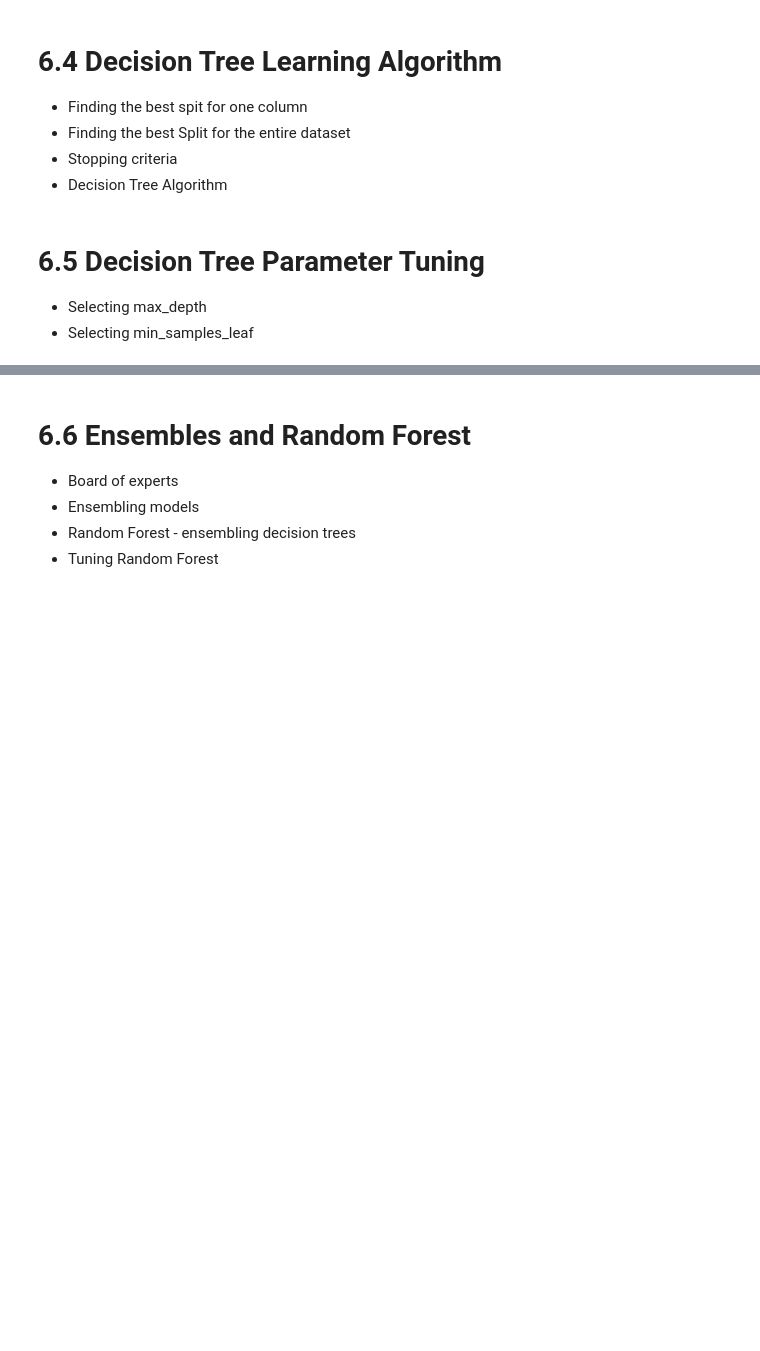
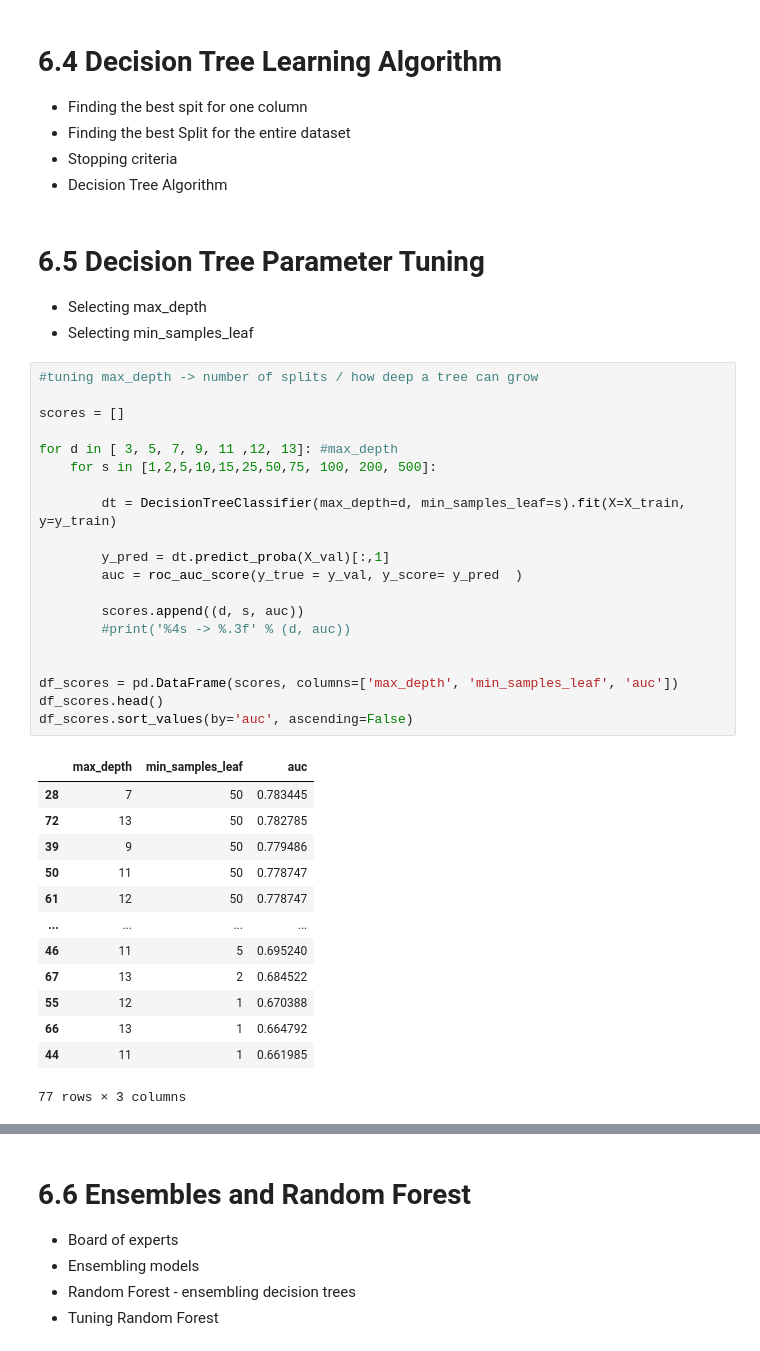
Before and after one commit to kelvin-meyet/MLOps-I-mlzmcmp, a Jupyter notebook: 04-trees_credit-risk/credit-risk-modelling.ipynb, the cells around one changed output, grey strips where cells are left out. Cells and saved outputs as stored; diff of their text form; blank space fills up the shorter version.

```diff
--- a/04-trees_credit-risk/credit-risk-modelling.ipynb
+++ b/04-trees_credit-risk/credit-risk-modelling.ipynb
@@ -274,3 +378,37 @@ Index(['seniority', 'home', 'time', 'age', 'marital', 'records', 'job',
 # 6.5 Decision Tree Parameter Tuning
 - Selecting max_depth
 - Selecting min_samples_leaf
+# %%
+#tuning max_depth -> number of splits / how deep a tree can grow
+
+scores = []
+
+for d in [ 3, 5, 7, 9, 11 ,12, 13]: #max_depth
+    for s in [1,2,5,10,15,25,50,75, 100, 200, 500]:
+
+        dt = DecisionTreeClassifier(max_depth=d, min_samples_leaf=s).fit(X=X_train, y=y_train)
+
+        y_pred = dt.predict_proba(X_val)[:,1]
+        auc = roc_auc_score(y_true = y_val, y_score= y_pred  )
+
+        scores.append((d, s, auc))
+        #print('%4s -> %.3f' % (d, auc))
+
+
+df_scores = pd.DataFrame(scores, columns=['max_depth', 'min_samples_leaf', 'auc'])
+df_scores.head()
+df_scores.sort_values(by='auc', ascending=False)
+# %% [output]
+|  | max_depth | min_samples_leaf | auc |
+| 28 | 7 | 50 | 0.783445 |
+| 72 | 13 | 50 | 0.782785 |
+| 39 | 9 | 50 | 0.779486 |
+| 50 | 11 | 50 | 0.778747 |
+| 61 | 12 | 50 | 0.778747 |
+| ... | ... | ... | ... |
+| 46 | 11 | 5 | 0.695240 |
+| 67 | 13 | 2 | 0.684522 |
+| 55 | 12 | 1 | 0.670388 |
+| 66 | 13 | 1 | 0.664792 |
+| 44 | 11 | 1 | 0.661985 |
+77 rows × 3 columns
```
Also changed, not shown: parts of 15 cells of this notebook.
